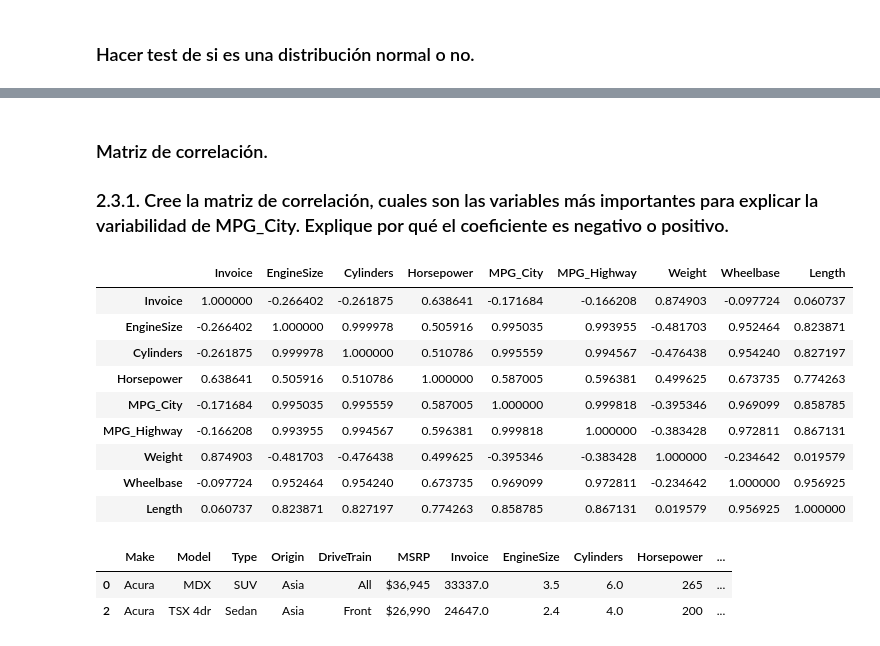
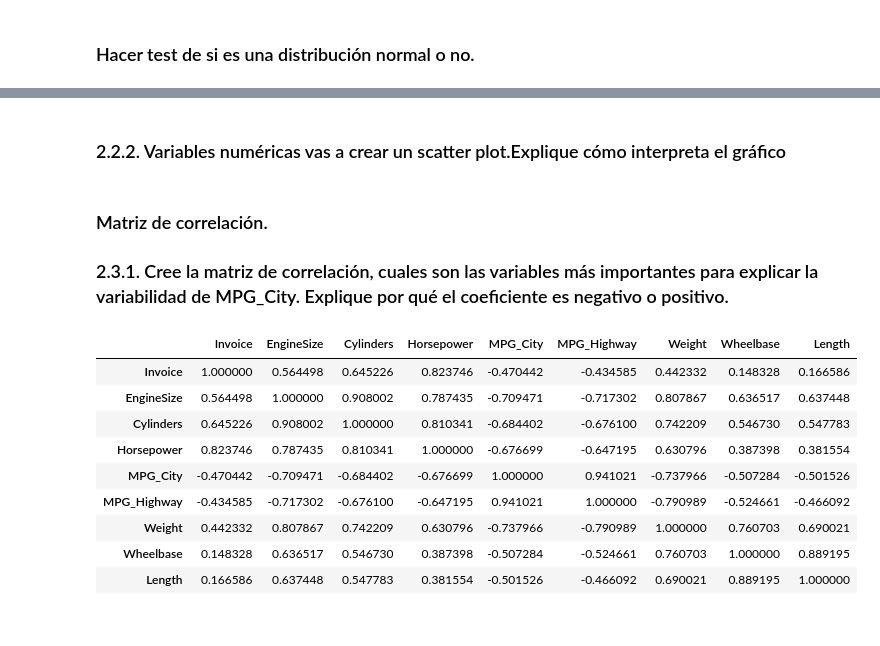
Before and after one commit to JuanMorales4619/Estadistica-3, a Jupyter notebook: Tarea 1/src/notebook/Punto2.ipynb, the cells around one changed output, grey strips where cells are left out. Saved outputs shown, nothing was run; the diff lists cells and outputs as text; code cells hidden in the pictures.

```diff
--- a/Tarea 1/src/notebook/Punto2.ipynb
+++ b/Tarea 1/src/notebook/Punto2.ipynb
@@ -224,0 +252,2 @@ apartir del p-value se concluye que la distribucion no es normal, ya que este es
+# %% [markdown]
+### 2.2.2. Variables numéricas vas a crear un scatter plot.Explique cómo interpreta el gráfico
@@ -226,22 +258,16 @@ apartir del p-value se concluye que la distribucion no es normal, ya que este es
 ### Matriz de correlación.
 ### 2.3.1. Cree la matriz de correlación, cuales son las variables más importantes para explicar la variabilidad de MPG_City. Explique por qué el coeficiente es negativo o positivo.
 # %%
-corr = df.describe().corr ()
+corr = df[col].corr ()
 corr.style.background_gradient (cmap = 'coolwarm')
 # %% [output]
 |  | Invoice | EngineSize | Cylinders | Horsepower | MPG_City | MPG_Highway | Weight | Wheelbase | Length |
-| Invoice | 1.000000 | -0.266402 | -0.261875 | 0.638641 | -0.171684 | -0.166208 | 0.874903 | -0.097724 | 0.060737 |
-| EngineSize | -0.266402 | 1.000000 | 0.999978 | 0.505916 | 0.995035 | 0.993955 | -0.481703 | 0.952464 | 0.823871 |
-| Cylinders | -0.261875 | 0.999978 | 1.000000 | 0.510786 | 0.995559 | 0.994567 | -0.476438 | 0.954240 | 0.827197 |
-| Horsepower | 0.638641 | 0.505916 | 0.510786 | 1.000000 | 0.587005 | 0.596381 | 0.499625 | 0.673735 | 0.774263 |
-| MPG_City | -0.171684 | 0.995035 | 0.995559 | 0.587005 | 1.000000 | 0.999818 | -0.395346 | 0.969099 | 0.858785 |
-| MPG_Highway | -0.166208 | 0.993955 | 0.994567 | 0.596381 | 0.999818 | 1.000000 | -0.383428 | 0.972811 | 0.867131 |
-| Weight | 0.874903 | -0.481703 | -0.476438 | 0.499625 | -0.395346 | -0.383428 | 1.000000 | -0.234642 | 0.019579 |
-| Wheelbase | -0.097724 | 0.952464 | 0.954240 | 0.673735 | 0.969099 | 0.972811 | -0.234642 | 1.000000 | 0.956925 |
-| Length | 0.060737 | 0.823871 | 0.827197 | 0.774263 | 0.858785 | 0.867131 | 0.019579 | 0.956925 | 1.000000 |
+| Invoice | 1.000000 | 0.564498 | 0.645226 | 0.823746 | -0.470442 | -0.434585 | 0.442332 | 0.148328 | 0.166586 |
+| EngineSize | 0.564498 | 1.000000 | 0.908002 | 0.787435 | -0.709471 | -0.717302 | 0.807867 | 0.636517 | 0.637448 |
+| Cylinders | 0.645226 | 0.908002 | 1.000000 | 0.810341 | -0.684402 | -0.676100 | 0.742209 | 0.546730 | 0.547783 |
+| Horsepower | 0.823746 | 0.787435 | 0.810341 | 1.000000 | -0.676699 | -0.647195 | 0.630796 | 0.387398 | 0.381554 |
+| MPG_City | -0.470442 | -0.709471 | -0.684402 | -0.676699 | 1.000000 | 0.941021 | -0.737966 | -0.507284 | -0.501526 |
+| MPG_Highway | -0.434585 | -0.717302 | -0.676100 | -0.647195 | 0.941021 | 1.000000 | -0.790989 | -0.524661 | -0.466092 |
+| Weight | 0.442332 | 0.807867 | 0.742209 | 0.630796 | -0.737966 | -0.790989 | 1.000000 | 0.760703 | 0.690021 |
+| Wheelbase | 0.148328 | 0.636517 | 0.546730 | 0.387398 | -0.507284 | -0.524661 | 0.760703 | 1.000000 | 0.889195 |
+| Length | 0.166586 | 0.637448 | 0.547783 | 0.381554 | -0.501526 | -0.466092 | 0.690021 | 0.889195 | 1.000000 |
-# %%
-df.query('Model in["MDX","TSX 4dr"]' )
-# %% [output]
-|  | Make | Model | Type | Origin | DriveTrain | MSRP | Invoice | EngineSize | Cylinders | Horsepower | ... |
-| 0 | Acura | MDX | SUV | Asia | All | $36,945 | 33337.0 | 3.5 | 6.0 | 265 | ... |
-| 2 | Acura | TSX 4dr | Sedan | Asia | Front | $26,990 | 24647.0 | 2.4 | 4.0 | 200 | ... |
```
Also changed, not shown: parts of 12 cells of this notebook.
